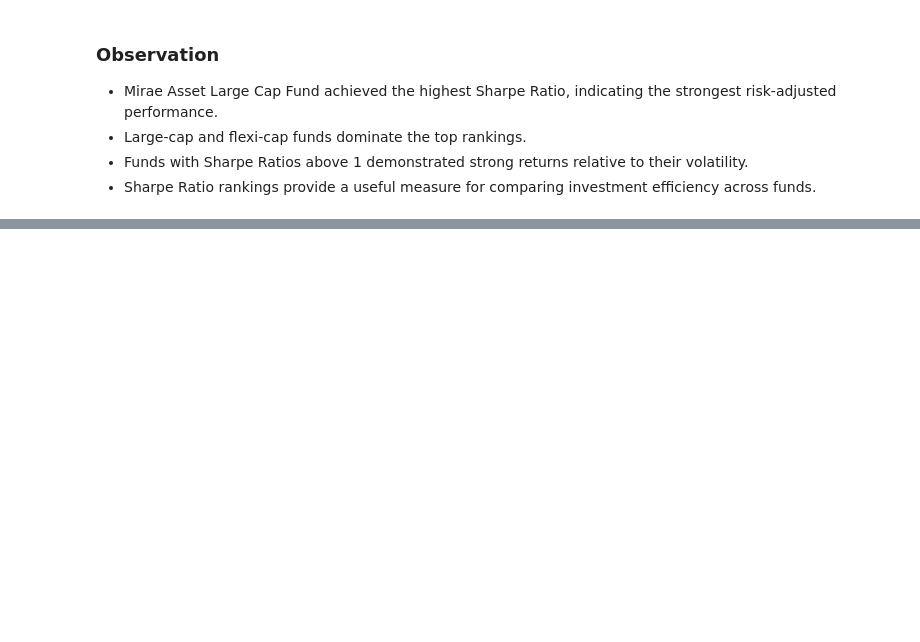
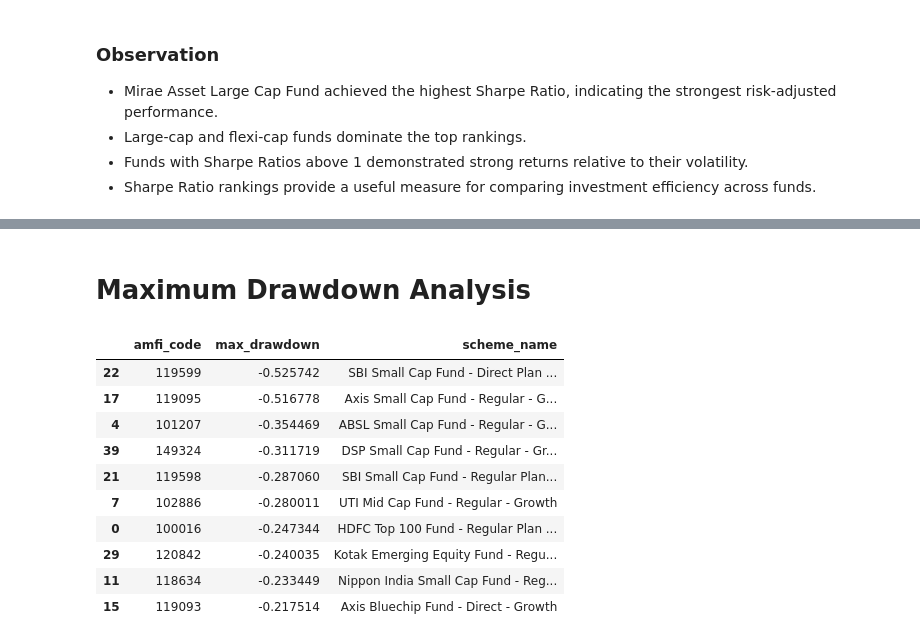
Before and after one commit to deepeshdamodaran0/mutual_fund_analytics, a Jupyter notebook: notebooks/04_Performance_Analytics.ipynb, the cells around one changed output, grey strips where cells are left out. Saved outputs shown, nothing was run; the diff lists cells and outputs as text; code cells hidden in the pictures; blank space fills up the shorter version.

```diff
--- a/notebooks/04_Performance_Analytics.ipynb
+++ b/notebooks/04_Performance_Analytics.ipynb
@@ -385,0 +509,53 @@ sharpe_df.head(10)[
+# %% [markdown]
+# Maximum Drawdown Analysis
+# %%
+mdd_results = []
+
+for fund_code in nav["amfi_code"].unique():
+
+    fund_nav = (
+        nav[nav["amfi_code"] == fund_code]
+        .sort_values("date")
+        .copy()
+    )
+
+    fund_nav["running_max"] = fund_nav["nav"].cummax()
+
+    fund_nav["drawdown"] = (
+        fund_nav["nav"] / fund_nav["running_max"] - 1
+    )
+
+    max_drawdown = fund_nav["drawdown"].min()
+
+    mdd_results.append([
+        fund_code,
+        max_drawdown
+    ])
+# %%
+mdd_df = pd.DataFrame(
+    mdd_results,
+    columns=[
+        "amfi_code",
+        "max_drawdown"
+    ]
+)
+
+mdd_df = mdd_df.merge(
+    fund[["amfi_code", "scheme_name"]],
+    on="amfi_code",
+    how="left"
+)
+
+mdd_df.sort_values("max_drawdown").head(10)
+# %% [output]
+|  | amfi_code | max_drawdown | scheme_name |
+| 22 | 119599 | -0.525742 | SBI Small Cap Fund - Direct Plan ... |
+| 17 | 119095 | -0.516778 | Axis Small Cap Fund - Regular - G... |
+| 4 | 101207 | -0.354469 | ABSL Small Cap Fund - Regular - G... |
+| 39 | 149324 | -0.311719 | DSP Small Cap Fund - Regular - Gr... |
+| 21 | 119598 | -0.287060 | SBI Small Cap Fund - Regular Plan... |
+| 7 | 102886 | -0.280011 | UTI Mid Cap Fund - Regular - Growth |
+| 0 | 100016 | -0.247344 | HDFC Top 100 Fund - Regular Plan ... |
+| 29 | 120842 | -0.240035 | Kotak Emerging Equity Fund - Regu... |
+| 11 | 118634 | -0.233449 | Nippon India Small Cap Fund - Reg... |
+| 15 | 119093 | -0.217514 | Axis Bluechip Fund - Direct - Growth |
```
Also changed, not shown: parts of 39 cells of this notebook, 1 other file.
